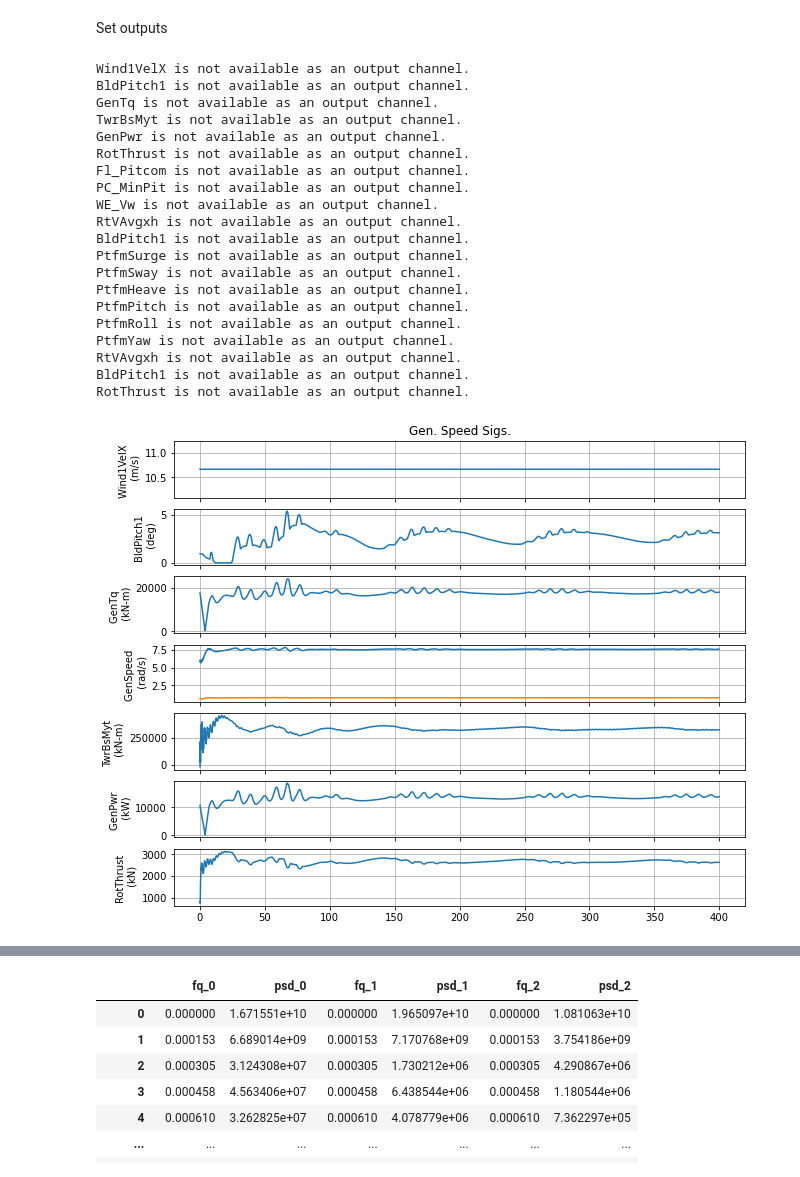
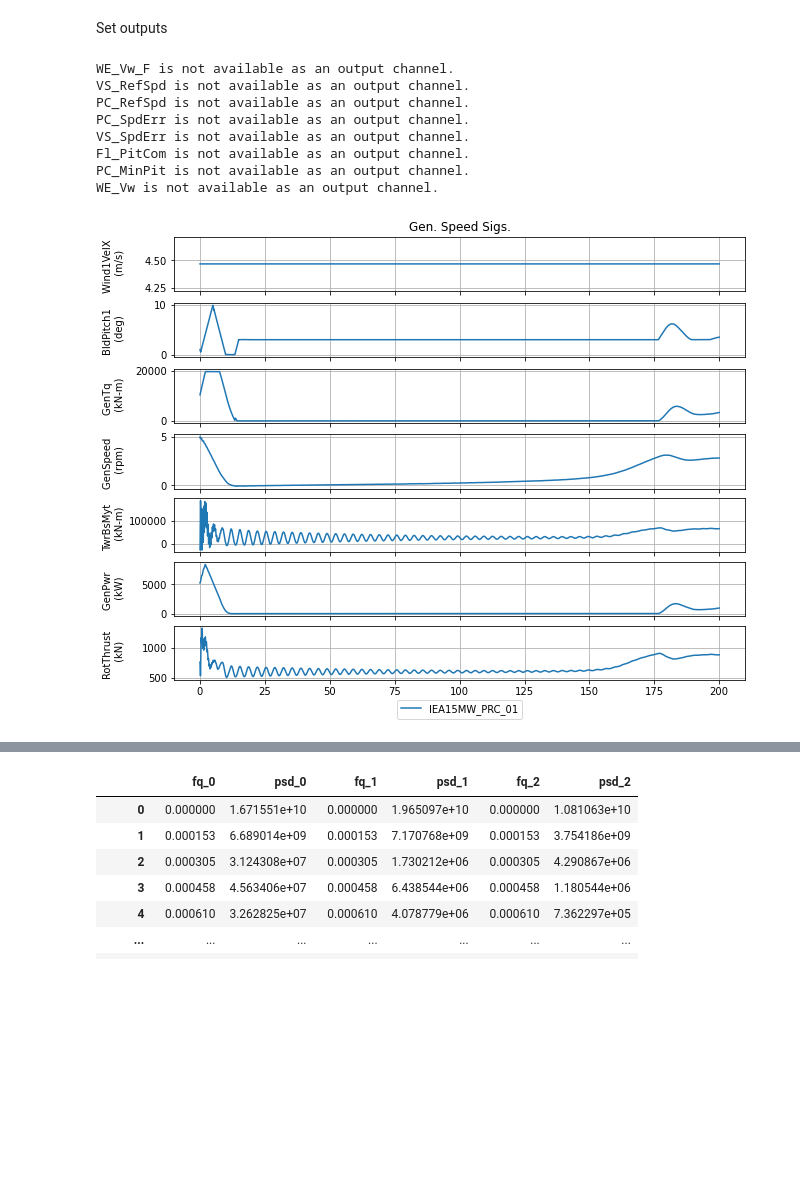
Before and after one commit to NREL/ROSCO, a Jupyter notebook: ROSCO_toolbox/ofTools/fast_io/plot_FAST.ipynb, the cells around one changed output, grey strips where cells are left out. Drawn from its saved outputs; the diff is of its cells as text; code cells hidden in the pictures; blank space fills up the shorter version.

Commit message:
Add rotor speed tracking, test case

```diff
--- a/ROSCO_toolbox/ofTools/fast_io/plot_FAST.ipynb
+++ b/ROSCO_toolbox/ofTools/fast_io/plot_FAST.ipynb
@@ -36,7 +38,10 @@ outfiles = [
 #     '/Users/dzalkind/Tools/WEIS-1/outputs/iea15mw/iea15mw_02.outb',
 #     '/Users/dzalkind/Tools/WEIS-1/outputs/iea15mw/iea15mw_08.outb',
 #     '/Users/dzalkind/Tools/ROSCO_toolbox/Examples/examples_out/13_Simulink_Test/OL_Test_1.SFunc.outb',
-    '/Users/dzalkind/Projects/FOCAL/IEA15MW_FOCAL/power_curve/base/IEA15MW_FOCAL_07.outb',
+    # '/Users/dzalkind/Projects/BAR/BAR_Designs/BAR_USC/ROSCO_BAR_USC/turb_bts/base/ROSCO_BAR_USC_0.out',
+    # '/Users/dzalkind/Tools/ROSCO/outputs/PRC_0/IEA15MW_PRC/power_curve/base/IEA15MW_PRC_0.outb',
+    # '/Users/dzalkind/Tools/ROSCO/outputs/PRC_1/IEA15MW_PRC/power_curve/base/IEA15MW_PRC_0.out',
+    '/Users/dzalkind/Tools/ROSCO/outputs/PRC_2/IEA15MW_PRC/power_curve/base/IEA15MW_PRC_01.out',
 #     '/Users/dzalkind/Tools/WEIS-3/results/UMaine-Semi/DISCON/IB_NTM_Raft/iea15mw_1.outb',
 #     '/Users/dzalkind/Tools/WEIS-3/results/UMaine-Semi/DISCON/IB_NTM_Raft/iea15mw_2.outb',
 #     '/Users/dzalkind/Tools/WEIS-3/results/CT-semi/ntm_long/DISCON-CT-semi/iea15mw_13.outb',
@@ -55,67 +60,68 @@ output_ext = '.out'
 plt.rcParams["figure.figsize"] = [9,7]
 
 ROSCO = True
+ROSCO2 = True
 
 #  Define Plot cases
 cases = {}
 cases['Gen. Speed Sigs.'] = ['Wind1VelX', 'BldPitch1', 'GenTq', 'GenSpeed','TwrBsMyt','GenPwr','RotThrust']#,'PtfmPitch','PtfmYaw','NacYaw']
 # cases['Debug'] = ['IPDefl1','OoPDefl1','Azimuth','RotTorq']#,'PtfmPitch','PtfmYaw','NacYaw']
-cases['Plt. Control Sigs.'] = ['RtVAvgxh', 'BldPitch1', 'Fl_Pitcom', 'PC_MinPit','WE_Vw']
-cases['Platform Motion'] = ['PtfmSurge', 'PtfmSway', 'PtfmHeave', 'PtfmPitch','PtfmRoll','PtfmYaw']
+cases['PRC Control Sigs.'] = ['WE_Vw_F','VS_RefSpd', 'PC_RefSpd','PC_SpdErr','VS_SpdErr']
+cases['Plt. Control Sigs.'] = ['RtVAvgxh', 'BldPitch1', 'Fl_PitCom', 'PC_MinPit','WE_Vw']
+# cases['Platform Motion'] = ['PtfmSurge', 'PtfmSway', 'PtfmHeave', 'PtfmPitch','PtfmRoll','PtfmYaw']
 cases['Rot Thrust'] = ['RtVAvgxh','BldPitch1','RotThrust']
 
 op = output_processing.output_processing()
+op_RO = output_processing.output_processing()
+op_RO2 = output_processing.output_processing()
 
-# Rosco outfiles
-r_outfiles = [out.split('.out')[0] + '.RO.dbg' for out in outfiles]
+
 
 fast_out = []
 fast_out = op.load_fast_out(outfiles, tmin=0)
 if ROSCO:
-    rosco_out = op.load_fast_out(r_outfiles, tmin=0)
+    # Rosco outfiles
+    r_outfiles = [out.split('.out')[0] + '.RO.dbg' for out in outfiles]
+    rosco_out = op_RO.load_fast_out(r_outfiles, tmin=0)
+
+    if ROSCO2:
+        r_outfiles = [out.split('.out')[0] + '.RO.dbg2' for out in outfiles]
+        rosco_out2 = op_RO2.load_fast_out(r_outfiles, tmin=0)
 
 # Combine outputs
 if ROSCO:
     comb_out = [None] * len(fast_out)
     for i, (r_out, f_out) in enumerate(zip(rosco_out,fast_out)):
         r_out.update(f_out)
         comb_out[i] = r_out
+    if ROSCO2:
+        for i, (r_out2, f_out) in enumerate(zip(rosco_out2,comb_out)):
+            r_out2.update(f_out)
+            comb_out[i] = r_out2
 else:
     comb_out = fast_out
 
 # comb_out
 # if False:
 #     comb_out[0]['meta']['name'] = 'Variable Bandwidth'
 
 
 # Plot
 fig, ax = op.plot_fast_out(comb_out,cases, showplot=True)
 
 if False:  # Print!
 
     save_fig_dir = '/Users/dzalkind/Projects/CarbonTrust/Deliverables'
     for f in fig:
         f.savefig(os.path.join(save_fig_dir,'ts'+str(i_fig)))
         i_fig += 1
 # %% [output]
-Wind1VelX is not available as an output channel.
-BldPitch1 is not available as an output channel.
-GenTq is not available as an output channel.
-TwrBsMyt is not available as an output channel.
-GenPwr is not available as an output channel.
-RotThrust is not available as an output channel.
-Fl_Pitcom is not available as an output channel.
+WE_Vw_F is not available as an output channel.
+VS_RefSpd is not available as an output channel.
+PC_RefSpd is not available as an output channel.
+PC_SpdErr is not available as an output channel.
+VS_SpdErr is not available as an output channel.
+Fl_PitCom is not available as an output channel.
 PC_MinPit is not available as an output channel.
 WE_Vw is not available as an output channel.
-RtVAvgxh is not available as an output channel.
-BldPitch1 is not available as an output channel.
-PtfmSurge is not available as an output channel.
-PtfmSway is not available as an output channel.
-PtfmHeave is not available as an output channel.
-PtfmPitch is not available as an output channel.
-PtfmRoll is not available as an output channel.
-PtfmYaw is not available as an output channel.
-RtVAvgxh is not available as an output channel.
-BldPitch1 is not available as an output channel.
-RotThrust is not available as an output channel.
-[figure, old version]
+[figure, new version]
```
Also changed, not shown: parts of 4 cells of this notebook, 14 other files.
